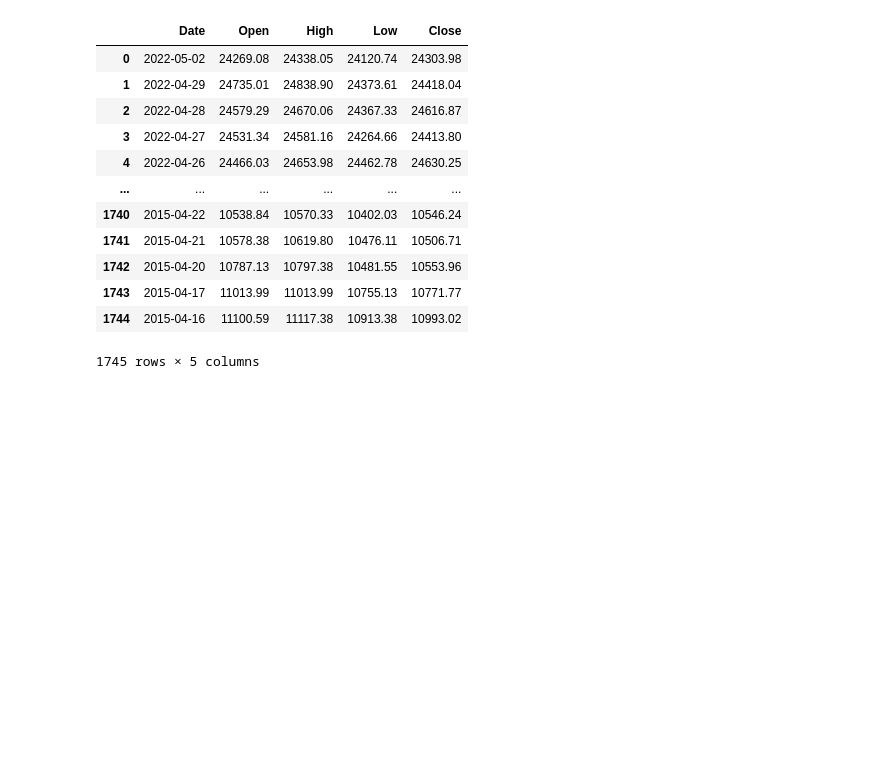
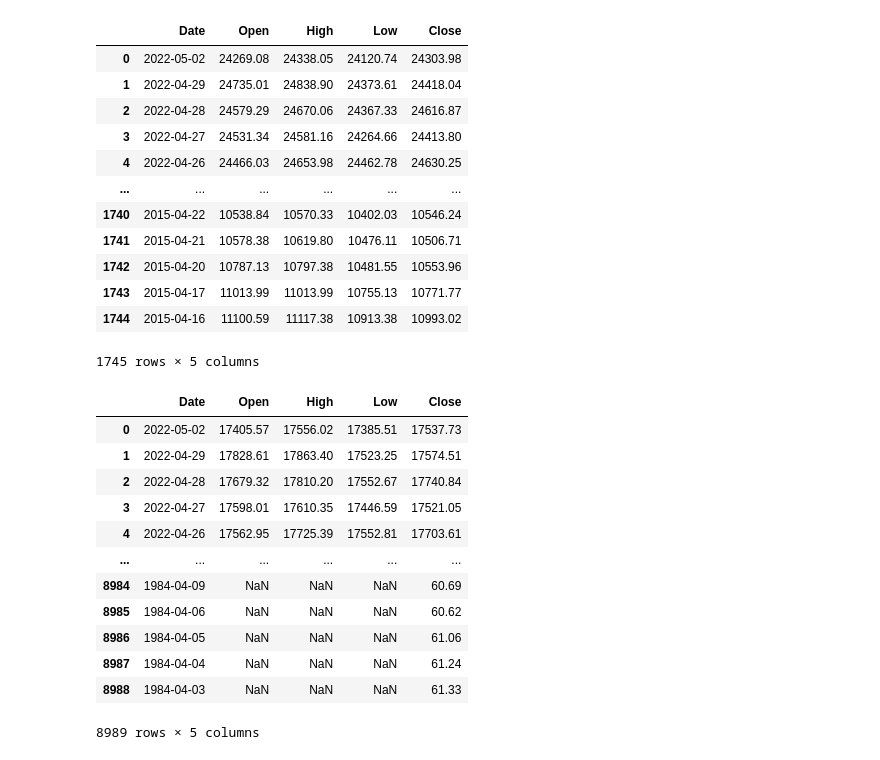
Before and after one commit to yashpadhye17/Stock-Market-Analysis, a Jupyter notebook: DATASET/OTHERDATA.IPYNB, the cells around one changed output. Saved outputs shown, nothing was run; the diff lists cells and outputs as text; code cells hidden in the pictures; blank space fills up the shorter version.

Commit message:
DATASETS ADDED

```diff
--- a/DATASET/OTHERDATA.IPYNB
+++ b/DATASET/OTHERDATA.IPYNB
@@ -105,3 +105,21 @@ midcap
 | 1743 | 2015-04-17 | 11013.99 | 11013.99 | 10755.13 | 10771.77 |
 | 1744 | 2015-04-16 | 11100.59 | 11117.38 | 10913.38 | 10993.02 |
 1745 rows × 5 columns
+# %%
+BSE100=pd.read_csv("https://data.nasdaq.com/api/v3/datasets/BSE/BSE100.csv?api_key=hQ1m5NeC8pAcFbhW5xBE")
+# %%
+BSE100
+# %% [output]
+|  | Date | Open | High | Low | Close |
+| 0 | 2022-05-02 | 17405.57 | 17556.02 | 17385.51 | 17537.73 |
+| 1 | 2022-04-29 | 17828.61 | 17863.40 | 17523.25 | 17574.51 |
+| 2 | 2022-04-28 | 17679.32 | 17810.20 | 17552.67 | 17740.84 |
+| 3 | 2022-04-27 | 17598.01 | 17610.35 | 17446.59 | 17521.05 |
+| 4 | 2022-04-26 | 17562.95 | 17725.39 | 17552.81 | 17703.61 |
+| ... | ... | ... | ... | ... | ... |
+| 8984 | 1984-04-09 | NaN | NaN | NaN | 60.69 |
+| 8985 | 1984-04-06 | NaN | NaN | NaN | 60.62 |
+| 8986 | 1984-04-05 | NaN | NaN | NaN | 61.06 |
+| 8987 | 1984-04-04 | NaN | NaN | NaN | 61.24 |
+| 8988 | 1984-04-03 | NaN | NaN | NaN | 61.33 |
+8989 rows × 5 columns
```
